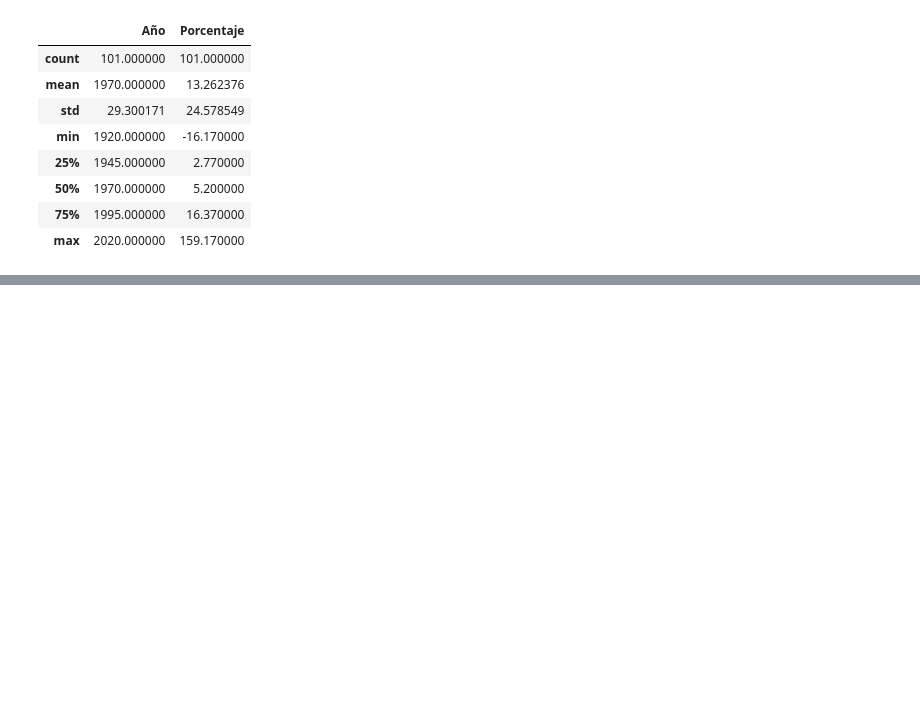
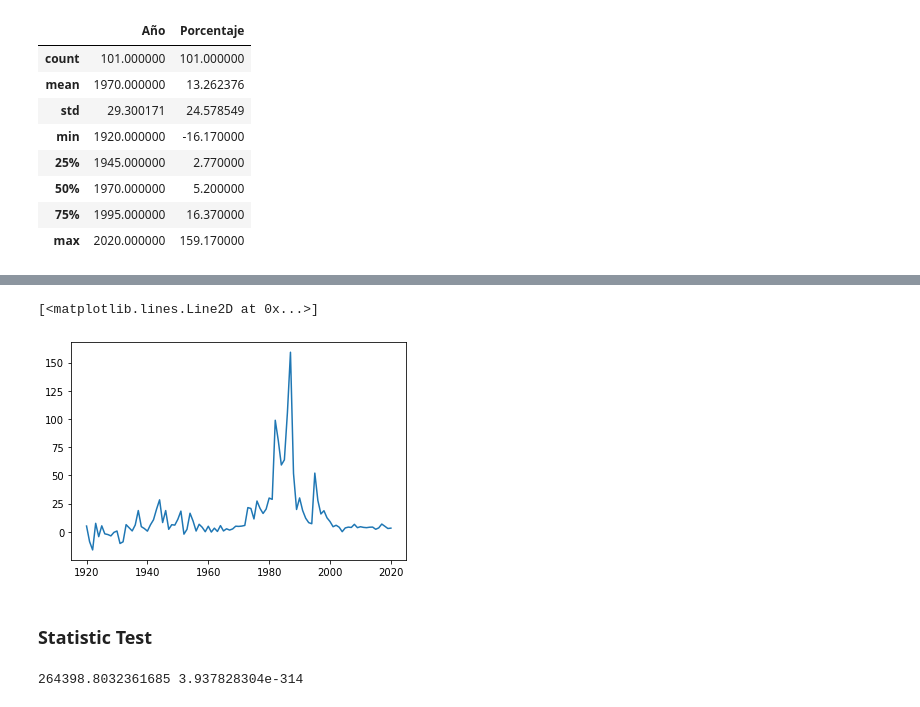
Before and after one commit to NancyDav/Mineria-de-datos, a Jupyter notebook: Inflacionm.ipynb, the cells around one changed output, grey strips where cells are left out. Drawn from its saved outputs; the diff is of its cells as text; code cells hidden in the pictures; blank space fills up the shorter version.

```diff
--- a/Inflacionm.ipynb
+++ b/Inflacionm.ipynb
@@ -54,0 +89,10 @@ df1.describe()
+# %%
+x=df1['Año']
+y=df1[ 'Porcentaje']
+# %%
+plt.plot(x,y)
+# %% [output]
+[<matplotlib.lines.Line2D at 0x...>]
+[figure, added]
+# %% [markdown]
+### Statistic Test
@@ -54,0 +101,5 @@ df1.describe()
+# %%
+fvalue, pvalue = stats.f_oneway(df1['Año'], df1['Porcentaje'])
+print(fvalue, pvalue)
+# %% [output]
+264398.8032361685 3.937828304e-314
```
Also changed, not shown: parts of 15 cells of this notebook.
